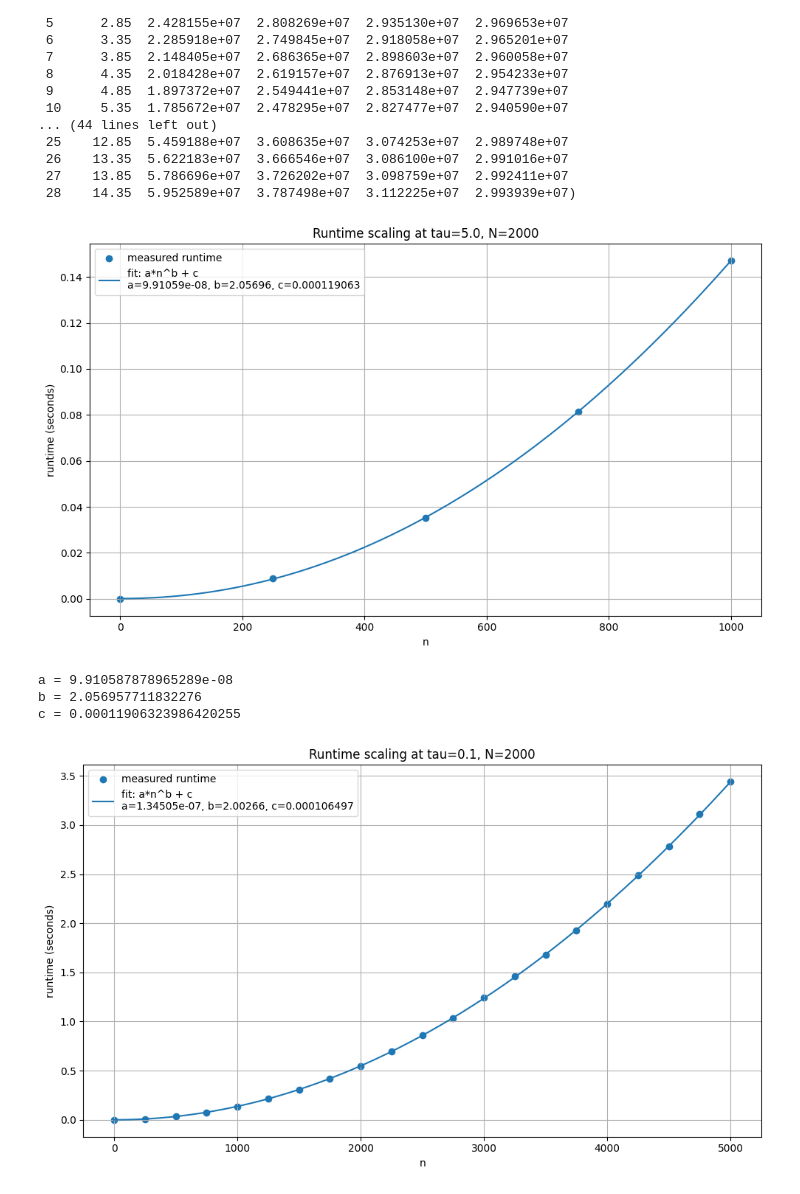
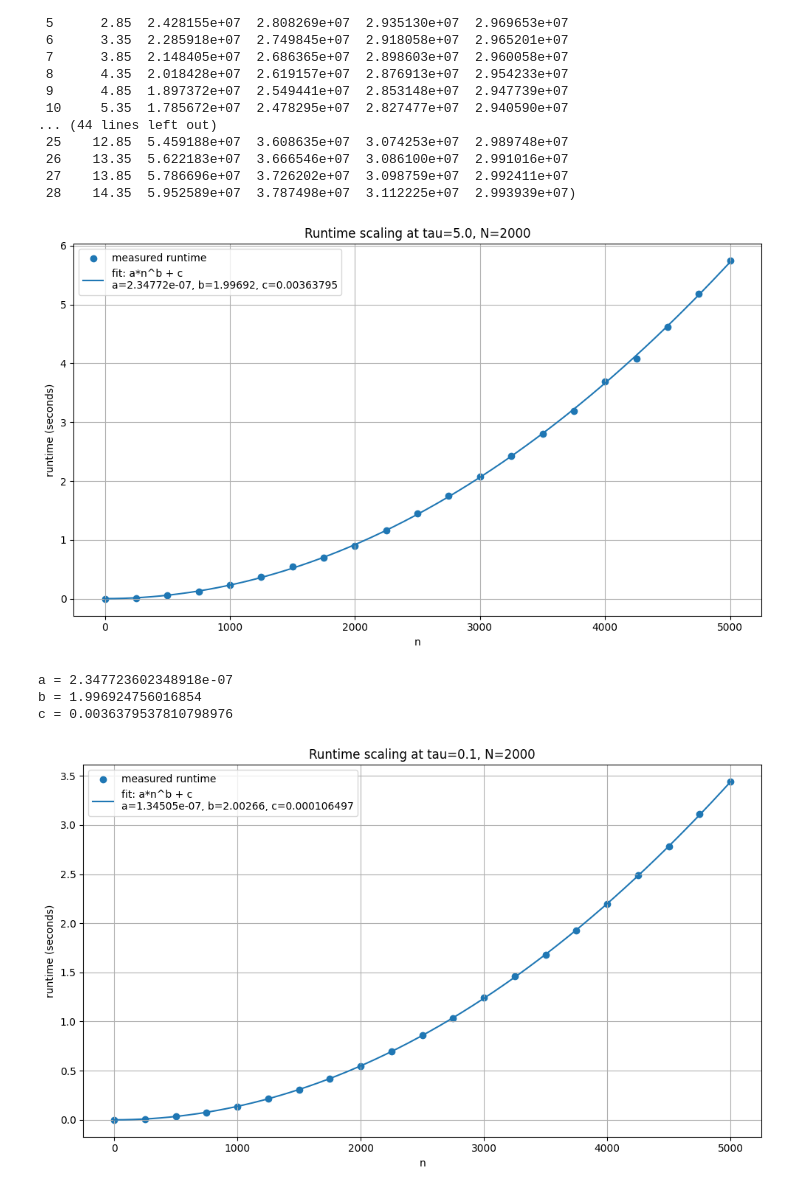
Before and after one commit to 24jonas/HarmonicFermions, a Jupyter notebook: Jupyter/BaxterMeth.ipynb, the cells around one changed output. Drawn from its saved outputs; the diff is of its cells as text; code cells hidden in the pictures.

```diff
--- a/Jupyter/BaxterMeth.ipynb
+++ b/Jupyter/BaxterMeth.ipynb
@@ -570,12 +570,12 @@ def runtime_scaling_plot(tau, N, nstart, nend, nstep, repeats=1):
 
     #return n_vals, runtimes, fit_params
 # %%
-runtime_scaling_plot(tau=5.0, N=2000, nstart=0, nend=1000, nstep=250, repeats=3)
+runtime_scaling_plot(tau=5.0, N=2000, nstart=0, nend=5000, nstep=250, repeats=3)
 # %% [output]
-[figure, old version]
+[figure, new version]
-a = 9.910587878965289e-08
-b = 2.056957711832276
-c = 0.00011906323986420255
+a = 2.347723602348918e-07
+b = 1.996924756016854
+c = 0.0036379537810798976
 # %%
 runtime_scaling_plot(tau=0.1, N=2000, nstart=0, nend=5000, nstep=250, repeats=3)
 # %% [output]
```
Also changed, not shown: parts of 1 cell of this notebook, 6 other files.
